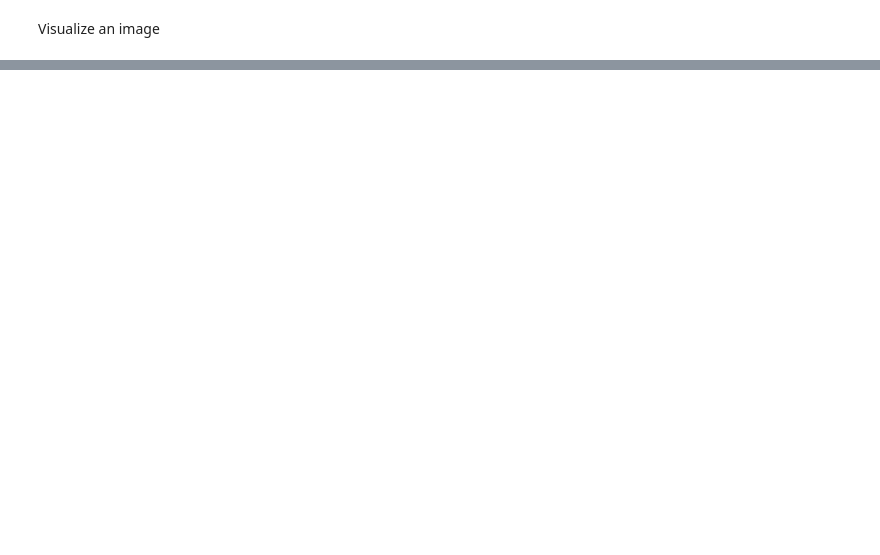
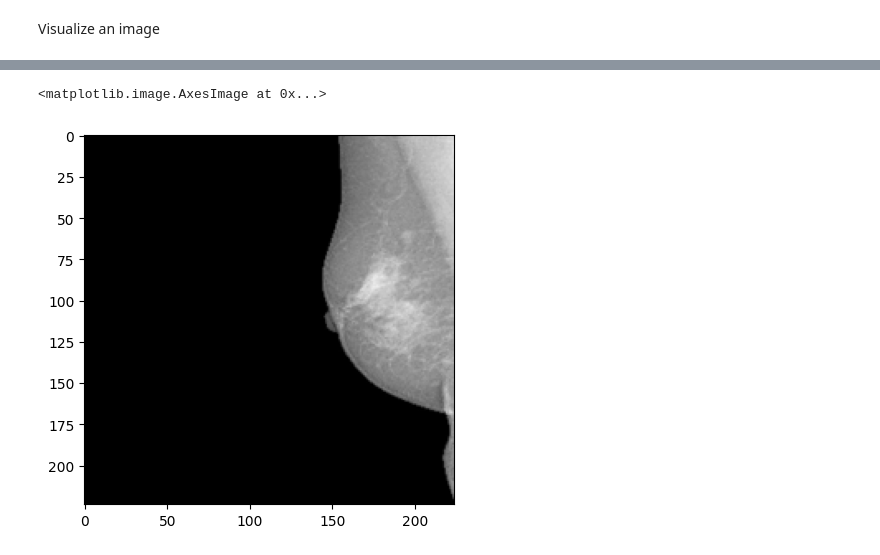
Before and after one commit to schreiberdk/lewagon-breast-cancer-project, a Jupyter notebook: notebooks/notebook_seg_preproc_AS.ipynb, the cells around one changed output, grey strips where cells are left out. Cells and saved outputs as stored; diff of their text form; code cells hidden in the pictures; blank space fills up the shorter version.

```diff
--- a/notebooks/notebook_seg_preproc_AS.ipynb
+++ b/notebooks/notebook_seg_preproc_AS.ipynb
@@ -59,6 +72,31 @@ def load_data(image_dir, mask_dir, image_size=IMG_SIZE):
             print(f"Skipping {filename}: {e}")
 
     return np.array(images), np.array(masks)
+# %%
+def load_X(image_dir, image_size=IMG_SIZE):
+    images = []
+    preproc = Preprocessor()
+
+    for root, _, files in os.walk(image_dir):  # recursively walk through subdirs
+        for filename in files:
+            if not filename.lower().endswith(VALID_IMAGE_EXTENSIONS):
+                continue  # Skip non-image files
+
+            img_path = os.path.join(root, filename)
+
+            try:
+                # Load image and preprocess
+                img = Image.open(img_path).convert("RGB").resize(image_size)
+                if preproc.is_black_on_white(img_to_array(img)):
+                    img = ImageOps.invert(img)
+
+                img = img_to_array(img) / 255.0
+                images.append(img)
+
+            except Exception as e:
+                print(f"Skipping {img_path}: {e}")
+
+    return np.array(images)
 # %%
 X, y = load_data(image_dir1, mask_dir1)
 X.shape
@@ -350 +150,6 @@ preds_binary = (preds > threshold).astype(np.uint8)
+# %%
+plt.imshow(X_test[0])
+# %% [output]
+<matplotlib.image.AxesImage at 0x...>
+[figure, added]
 # %%
```
Also changed, not shown: parts of 26 cells of this notebook, 1 other file.
